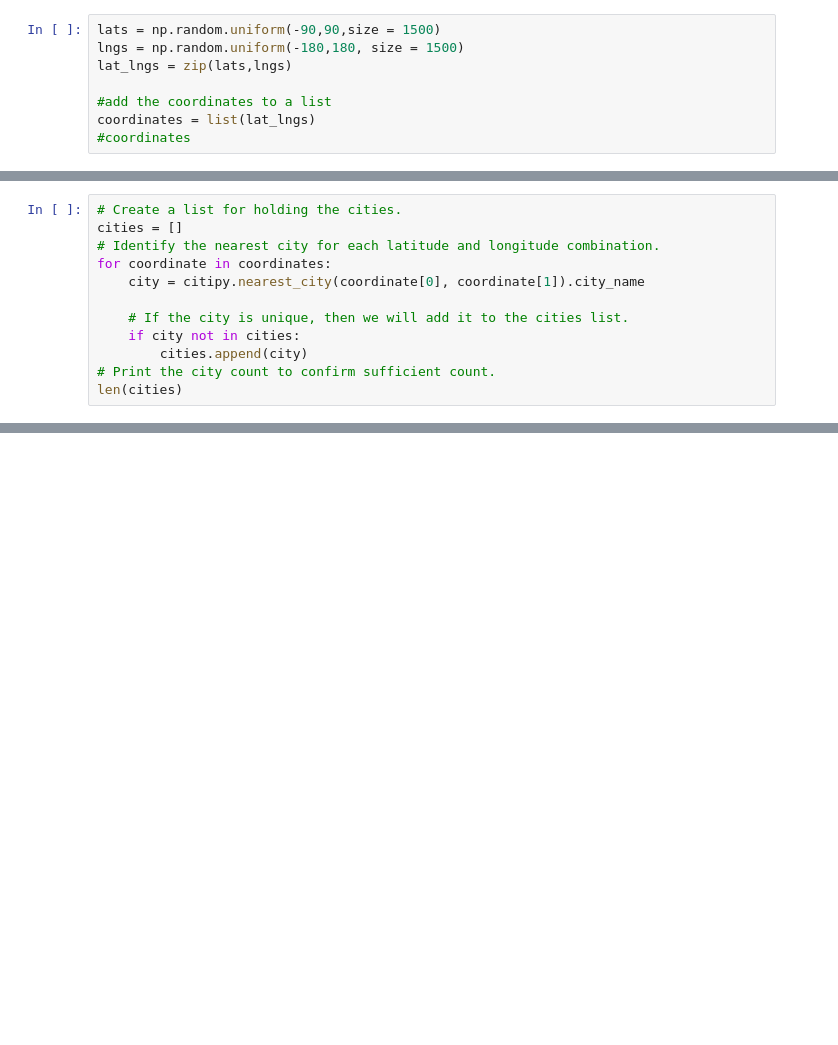
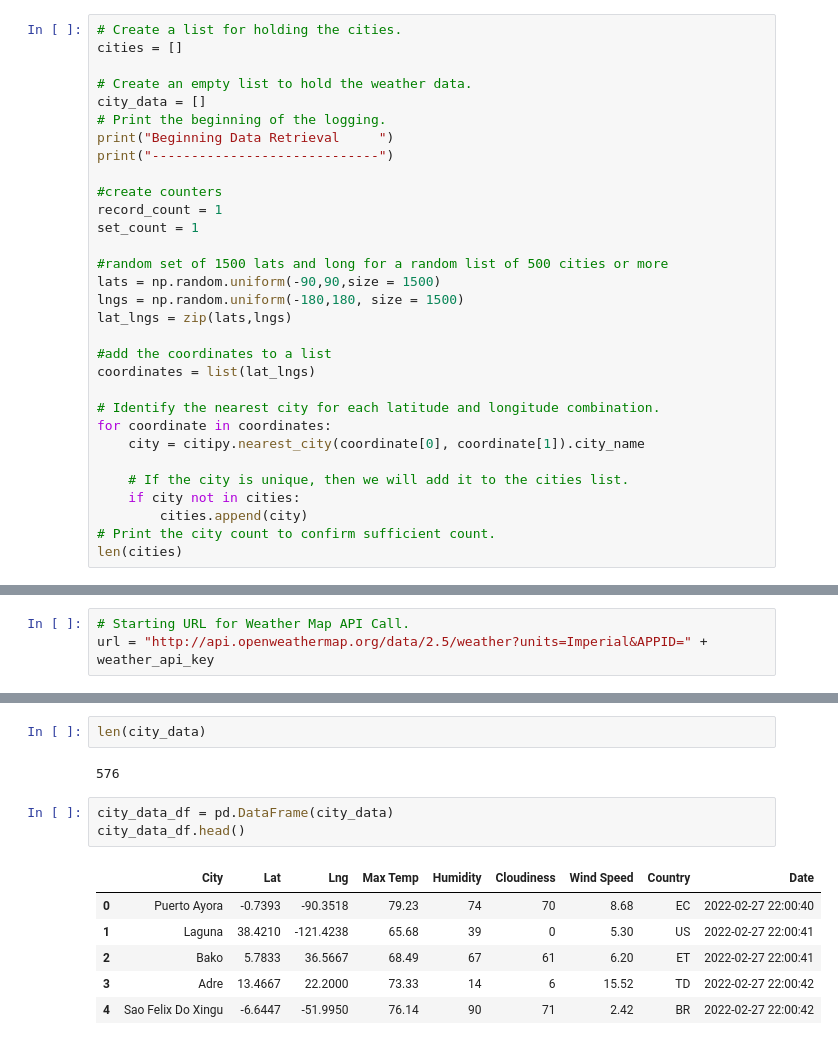
Before and after one commit to kennybrodriguez/World_Weather_Analysis, a Jupyter notebook: WeatherPy.ipynb, the cells around one changed output, grey strips where cells are left out. Cells and saved outputs as stored; diff of their text form; blank space fills up the shorter version.

Commit message:
Updating WeatherPy

```diff
--- a/WeatherPy.ipynb
+++ b/WeatherPy.ipynb
@@ -7,8 +13,31 @@ from citipy import citipy
 # %%
+# Create a list for holding the cities.
+cities = []
+
+# Create an empty list to hold the weather data.
+city_data = []
+# Print the beginning of the logging.
+print("Beginning Data Retrieval     ")
+print("-----------------------------")
+
+#create counters
+record_count = 1
+set_count = 1
+
+#random set of 1500 lats and long for a random list of 500 cities or more
 lats = np.random.uniform(-90,90,size = 1500)
 lngs = np.random.uniform(-180,180, size = 1500)
 lat_lngs = zip(lats,lngs)
 
 #add the coordinates to a list
 coordinates = list(lat_lngs)
-#coordinates
+
+# Identify the nearest city for each latitude and longitude combination.
+for coordinate in coordinates:
+    city = citipy.nearest_city(coordinate[0], coordinate[1]).city_name
+
+    # If the city is unique, then we will add it to the cities list.
+    if city not in cities:
+        cities.append(city)
+# Print the city count to confirm sufficient count.
+len(cities)
@@ -15,12 +48,3 @@ coordinates = list(lat_lngs)
 # %%
-# Create a list for holding the cities.
-cities = []
-# Identify the nearest city for each latitude and longitude combination.
-for coordinate in coordinates:
-    city = citipy.nearest_city(coordinate[0], coordinate[1]).city_name
-
-    # If the city is unique, then we will add it to the cities list.
-    if city not in cities:
-        cities.append(city)
-# Print the city count to confirm sufficient count.
-len(cities)
+# Starting URL for Weather Map API Call.
+url = "http://api.openweathermap.org/data/2.5/weather?units=Imperial&APPID=" + weather_api_key
@@ -28,0 +121,14 @@ len(cities)
+# %%
+len(city_data)
+# %% [output]
+576
+# %%
+city_data_df = pd.DataFrame(city_data)
+city_data_df.head()
+# %% [output]
+|  | City | Lat | Lng | Max Temp | Humidity | Cloudiness | Wind Speed | Country | Date |
+| 0 | Puerto Ayora | -0.7393 | -90.3518 | 79.23 | 74 | 70 | 8.68 | EC | 2022-02-27 22:00:40 |
+| 1 | Laguna | 38.4210 | -121.4238 | 65.68 | 39 | 0 | 5.30 | US | 2022-02-27 22:00:41 |
+| 2 | Bako | 5.7833 | 36.5667 | 68.49 | 67 | 61 | 6.20 | ET | 2022-02-27 22:00:41 |
+| 3 | Adre | 13.4667 | 22.2000 | 73.33 | 14 | 6 | 15.52 | TD | 2022-02-27 22:00:42 |
+| 4 | Sao Felix Do Xingu | -6.6447 | -51.9950 | 76.14 | 90 | 71 | 2.42 | BR | 2022-02-27 22:00:42 |
```
Also changed, not shown: parts of 6 cells of this notebook.
